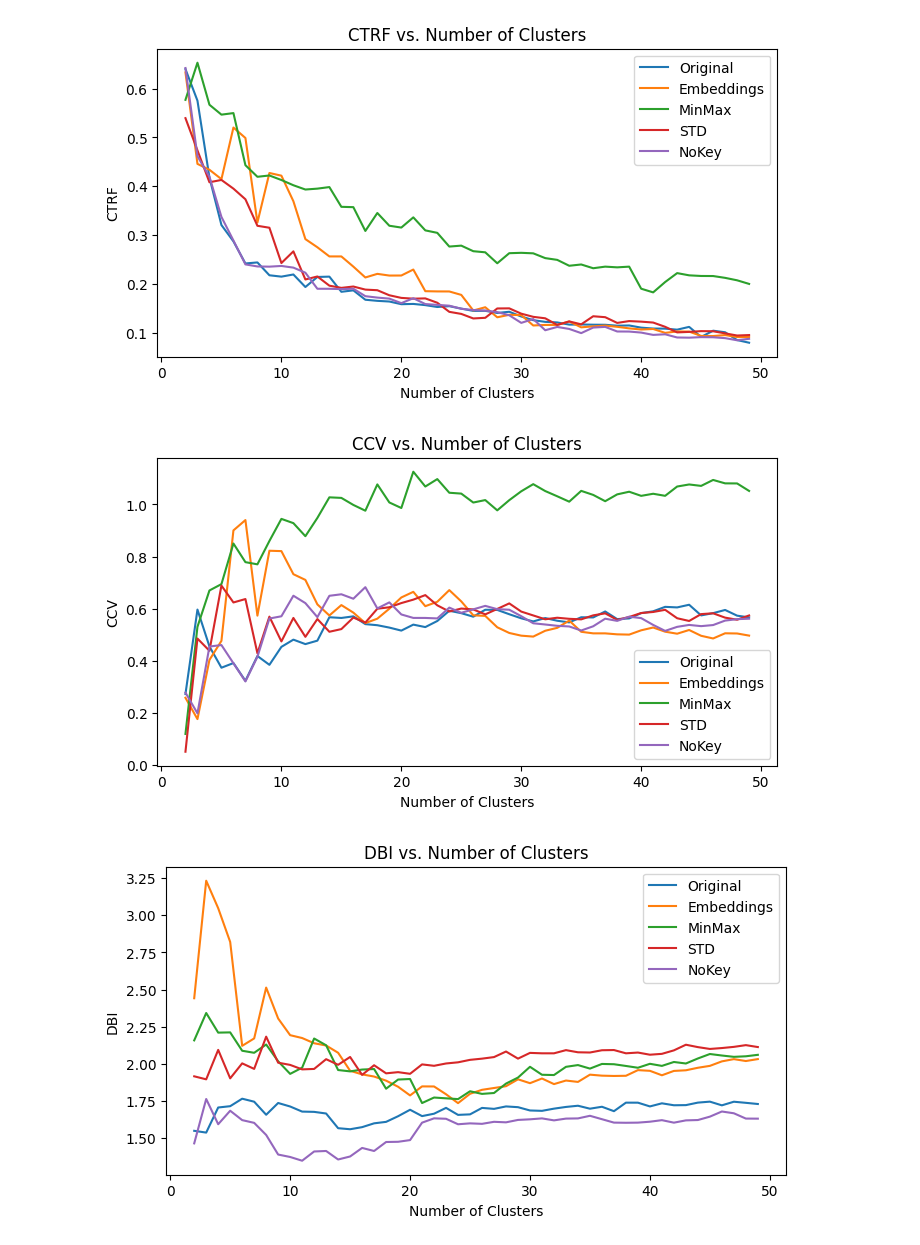
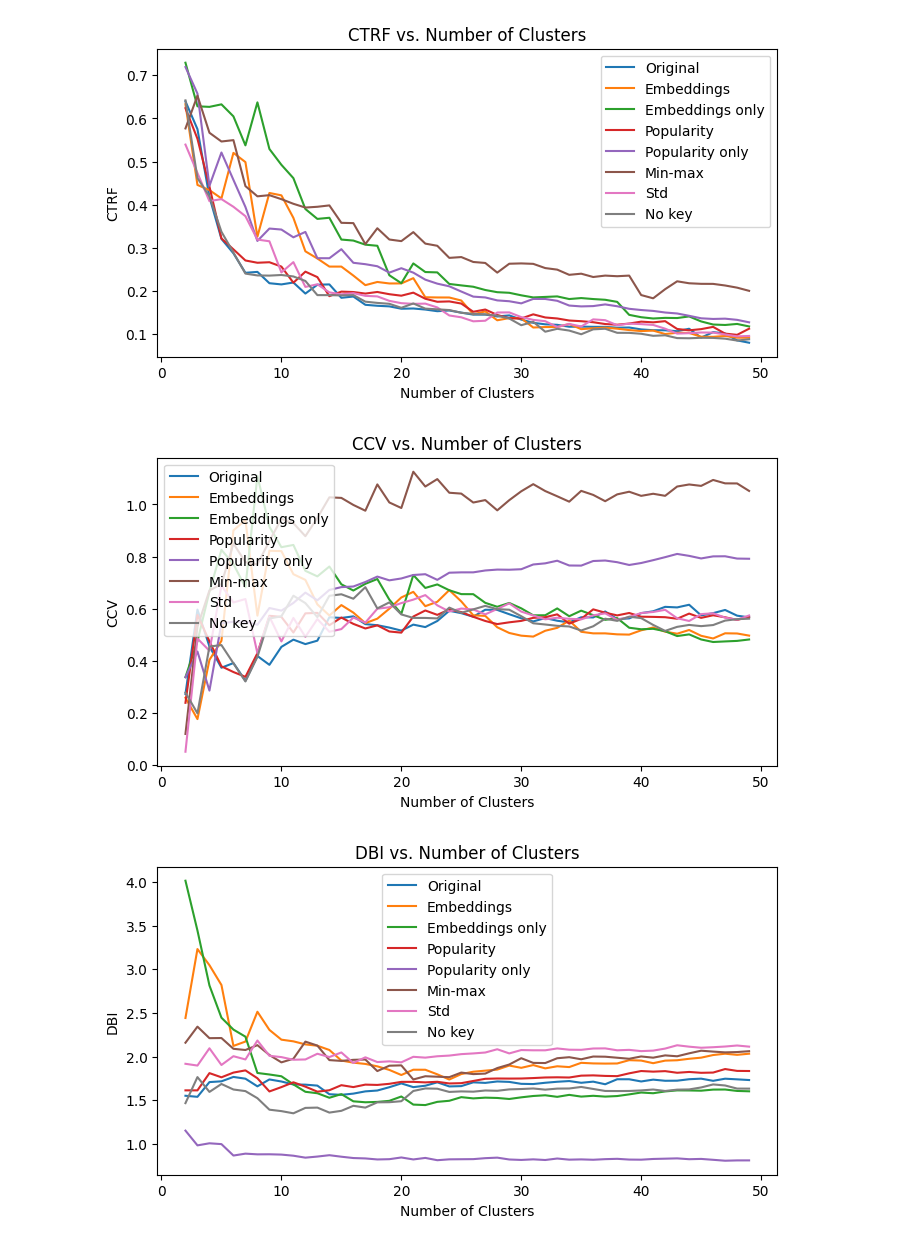
Before and after one commit to calebtham/playlister, a Jupyter notebook: cluster_feature_selection.ipynb, the cells around one changed output. Saved outputs shown, nothing was run; the diff lists cells and outputs as text; code cells hidden in the pictures.

Commit message:
Popularity experiments

```diff
--- a/cluster_feature_selection.ipynb
+++ b/cluster_feature_selection.ipynb
@@ -331,6 +499,9 @@ labels = ['Original', 'Embeddings', 'MinMax', 'STD', 'NoKey']
+# %%
+labels = ['Original', 'Embeddings', 'Embeddings only',
+          'Popularity', 'Popularity only', 'Min-max', 'Std', 'No key']
 # %%
 plt.figure(figsize=(8, 4))
-for i in range(5):
+for i in range(len(labels)):
     plt.plot(range(2, 50), duplication_factors[i], label=labels[i]) # Cluster Track Duplication Factor
 plt.legend()
 plt.xlabel('Number of Clusters')
@@ -342,6 +513,6 @@ Text(0.5, 1.0, 'CTDF vs. Number of Clusters')
 # %%
 plt.figure(figsize=(8, 4))
-for i in range(5):
+for i in range(len(labels)):
     plt.plot(range(2, 50), reduction_factors[i], label=labels[i]) # Cluster Track Reduction Factor
 plt.legend()
 plt.xlabel('Number of Clusters')
@@ -349,10 +520,10 @@ plt.ylabel('CTRF')
 plt.title('CTRF vs. Number of Clusters')
 plt.show()
 # %% [output]
-[figure, old version]
+[figure, new version]
 # %%
 plt.figure(figsize=(8, 4))
-for i in range(5):
+for i in range(len(labels)):
     plt.plot(range(2, 50), variation_coefficients[i], label=labels[i]) # Cluster Coefficient of Variation
 plt.legend()
 plt.xlabel('Number of Clusters')
@@ -360,15 +531,15 @@ plt.ylabel('CCV')
 plt.title('CCV vs. Number of Clusters')
 plt.show()
 # %% [output]
-[figure, old version]
+[figure, new version]
 # %%
 plt.figure(figsize=(8, 4))
-for i in range(5):
+for i in range(len(labels)):
     plt.plot(range(2, 50), davies_bouldins[i], label=labels[i]) # Davies-Bouldin Index
 plt.legend()
 plt.xlabel('Number of Clusters')
 plt.ylabel('DBI')
 plt.title('DBI vs. Number of Clusters')
 plt.show()
 # %% [output]
-[figure, old version]
+[figure, new version]
```
Also changed, not shown: parts of 8 cells of this notebook, 2 other files.
